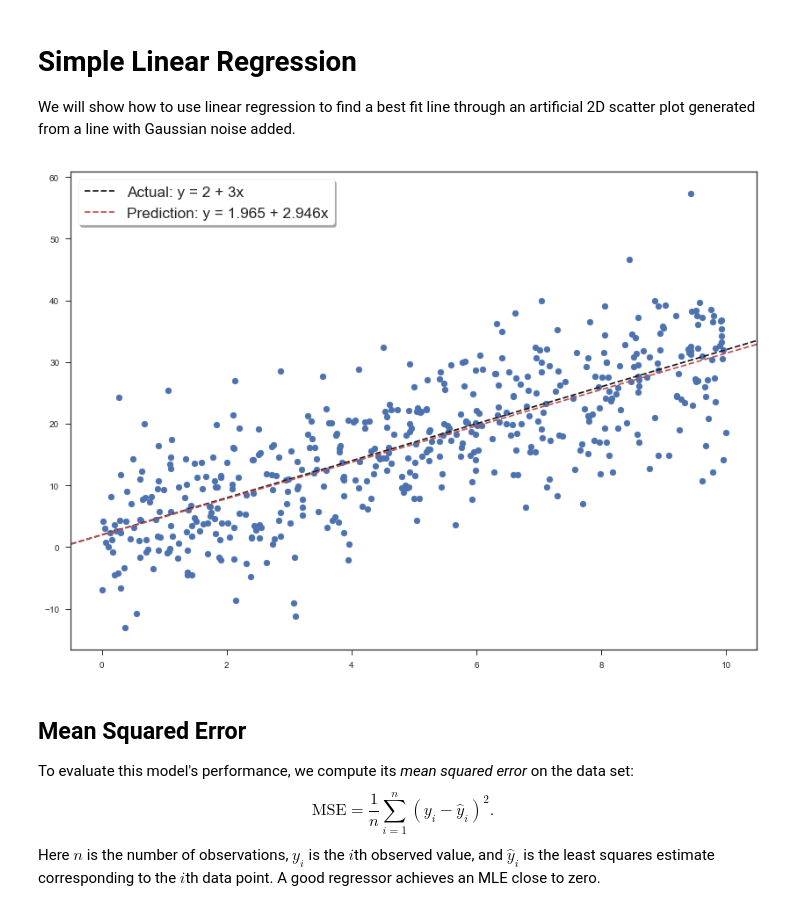
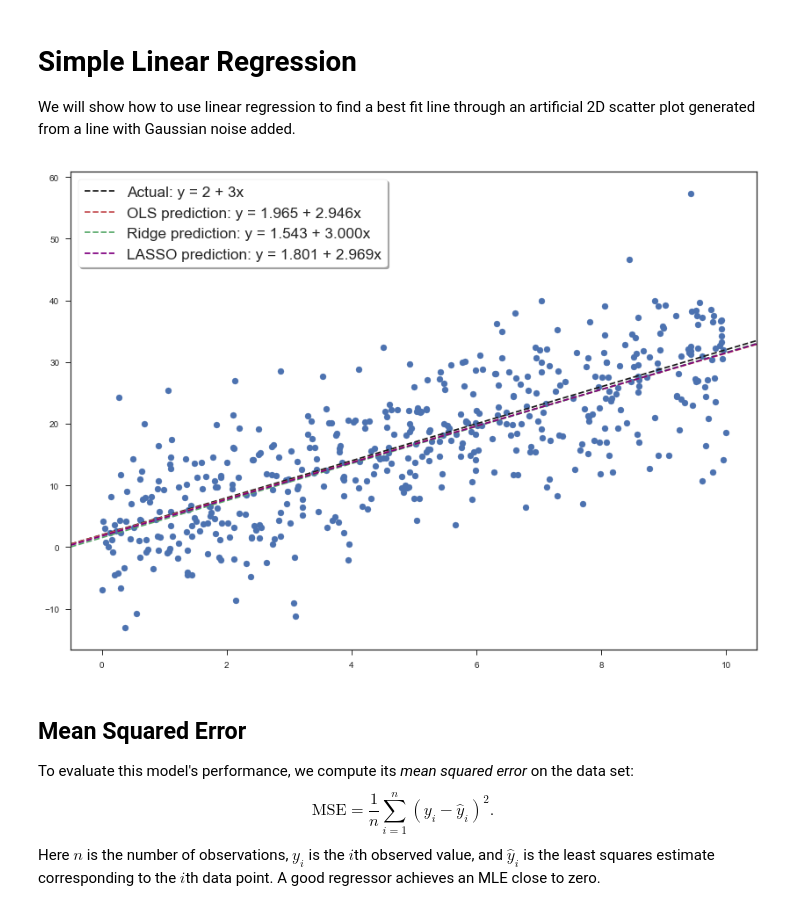
Before and after one commit to artemmavrin/StatTools, a Jupyter notebook: examples/Simple Linear Regression.ipynb, the cells around one changed output. Cells and saved outputs as stored; diff of their text form; code cells hidden in the pictures.

Commit message:
Implemented ridge and LASSO linear regression

```diff
--- a/examples/Simple Linear Regression.ipynb
+++ b/examples/Simple Linear Regression.ipynb
@@ -13,29 +14,42 @@ from mltools.visualization import abline
 # %%
 n = 500
 slope = 3
 intercept = 2
 
 np.random.seed(100)
 x = np.random.uniform(0, 10, n)
 y = slope * x + intercept + np.random.normal(0, 7, n)
 
+# Ordinary least squares
 lm = LinearRegression()
 lm.fit(x, y)
+
+# Ridge regression
+lm_ridge = LinearRegression(penalty="l2")
+lm_ridge.fit(x, y, optimizer=NewtonRaphson(iterations=1000))
+
+# LASSO regression
+lm_lasso = LinearRegression(penalty="l1")
+lm_lasso.fit(x, y, optimizer=GradientDescent(iterations=10000, rate=0.01))
 
 plt.figure(figsize=(14, 10))
 sns.set(style="ticks", color_codes=True)
 plt.scatter(x, y)
 
 abline(intercept, slope, ls="--", c="k", label=f"Actual: y = {intercept} + {slope}x")
 abline(lm._weights[0], lm._weights[1], ls="--", c="r",
-       label=f"Prediction: y = {lm._weights[0]:.3f} + {lm._weights[1]:.3f}x")
+       label=f"OLS prediction: y = {lm._weights[0]:.3f} + {lm._weights[1]:.3f}x")
+abline(lm_ridge._weights[0], lm_ridge._weights[1], ls="--", c="g",
+       label=f"Ridge prediction: y = {lm_ridge._weights[0]:.3f} + {lm_ridge._weights[1]:.3f}x")
+abline(lm_lasso._weights[0], lm_lasso._weights[1], ls="--", c="purple",
+       label=f"LASSO prediction: y = {lm_lasso._weights[0]:.3f} + {lm_lasso._weights[1]:.3f}x")
 
 plt.legend(loc="best", fontsize="x-large", frameon=True, shadow=True)
 
 plt.show()
 plt.close()
 # %% [output]
-[figure, old version]
+[figure, new version]
 # %% [markdown]
 ## Mean Squared Error
 
```
Also changed, not shown: parts of 1 cell of this notebook, 2 other files.
